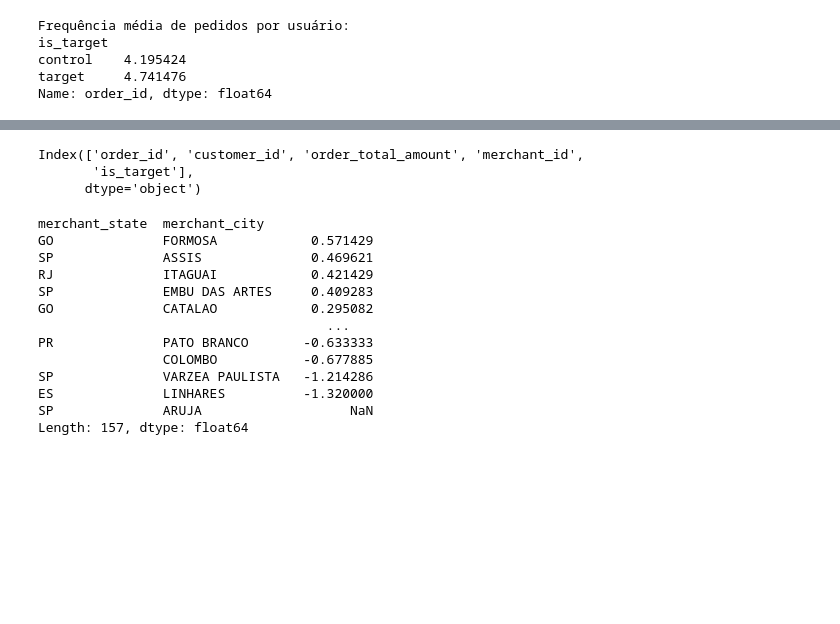
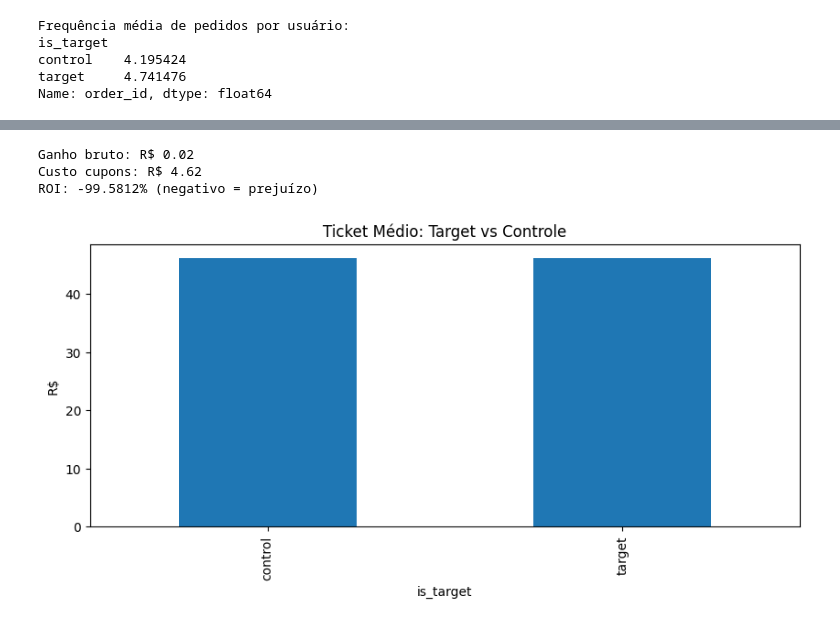
Before and after one commit to RonneyPetras/ifood-data-analysis-case, a Jupyter notebook: 02_ab_test_analysis.ipynb, the cells around one changed output, grey strips where cells are left out. Saved outputs shown, nothing was run; the diff lists cells and outputs as text; code cells hidden in the pictures; blank space fills up the shorter version.

```diff
--- a/02_ab_test_analysis.ipynb
+++ b/02_ab_test_analysis.ipynb
@@ -264,6 +254,0 @@ df_restaurant = df_restaurant[['id', 'merchant_city', 'merchant_state', 'merchan
-# %%
-df_expurgado.columns
-# %% [output]
-Index(['order_id', 'customer_id', 'order_total_amount', 'merchant_id',
-       'is_target'],
-      dtype='object')
@@ -272,22 +255,19 @@ df_expurgado_com_restaurant = pd.merge(df_expurgado, df_restaurant, left_on='mer
-# %%
-# Exemplo: ROI por cidade
-roi_por_cidade = df_expurgado_com_restaurant.groupby(['merchant_state','merchant_city']).apply(
-    lambda x: (x[x['is_target'] == 'target']['order_total_amount'].median() -
-              x[x['is_target'] == 'control']['order_total_amount'].median()) /
-              x[x['is_target'] == 'target']['order_total_amount'].median(), include_groups=False
-)
-print(roi_por_cidade.sort_values(ascending=False))
-# %% [output]
-merchant_state  merchant_city
-GO              FORMOSA            0.571429
-SP              ASSIS              0.469621
-RJ              ITAGUAI            0.421429
-SP              EMBU DAS ARTES     0.409283
-GO              CATALAO            0.295082
-                                     ...
-PR              PATO BRANCO       -0.633333
-                COLOMBO           -0.677885
-SP              VARZEA PAULISTA   -1.214286
-ES              LINHARES          -1.320000
-SP              ARUJA                   NaN
-Length: 157, dtype: float64
+# %%
+receita_adicional = mediana_target - mediana_controle
+custo_cupom = mediana_target * 0.10
+roi = (receita_adicional - custo_cupom)/ custo_cupom
+print(f"Ganho bruto: R$ {receita_adicional:.2f}")
+print(f"Custo cupons: R$ {custo_cupom:.2f}")
+print(f"ROI: {roi:.4%} (negativo = prejuízo)")
+# %% [output]
+Ganho bruto: R$ 0.02
+Custo cupons: R$ 4.62
+ROI: -99.5812% (negativo = prejuízo)
+# %%
+df_expurgado.groupby('is_target')['order_total_amount'].mean().plot(kind='bar', figsize=(10, 4))
+plt.title("Ticket Médio: Target vs Controle")
+plt.ylabel("R$")
+
+plt.show()
+# %% [output]
+[figure, added]
```
Also changed, not shown: parts of 11 cells of this notebook.
